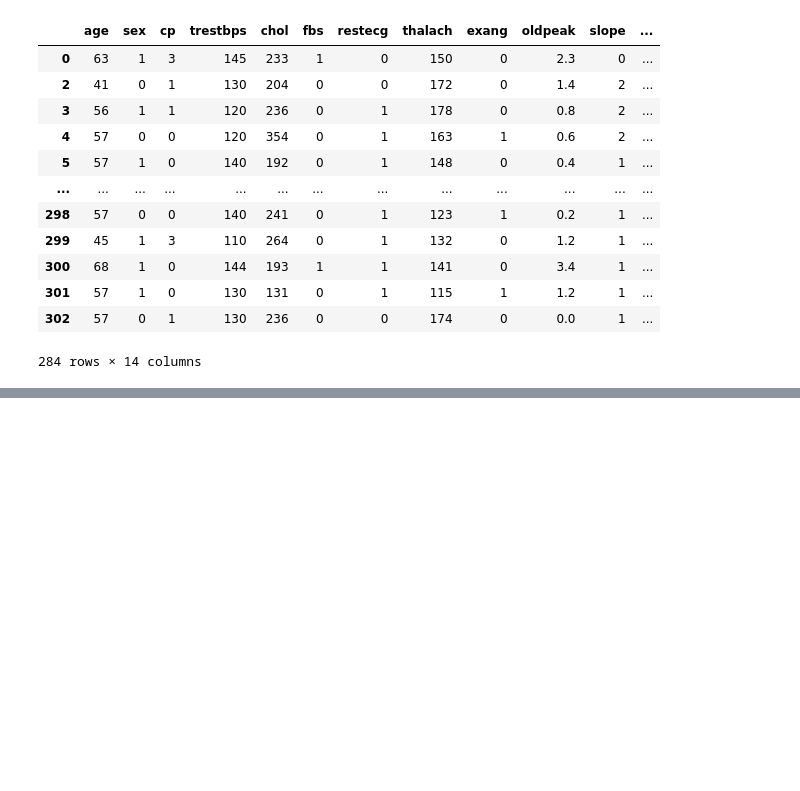
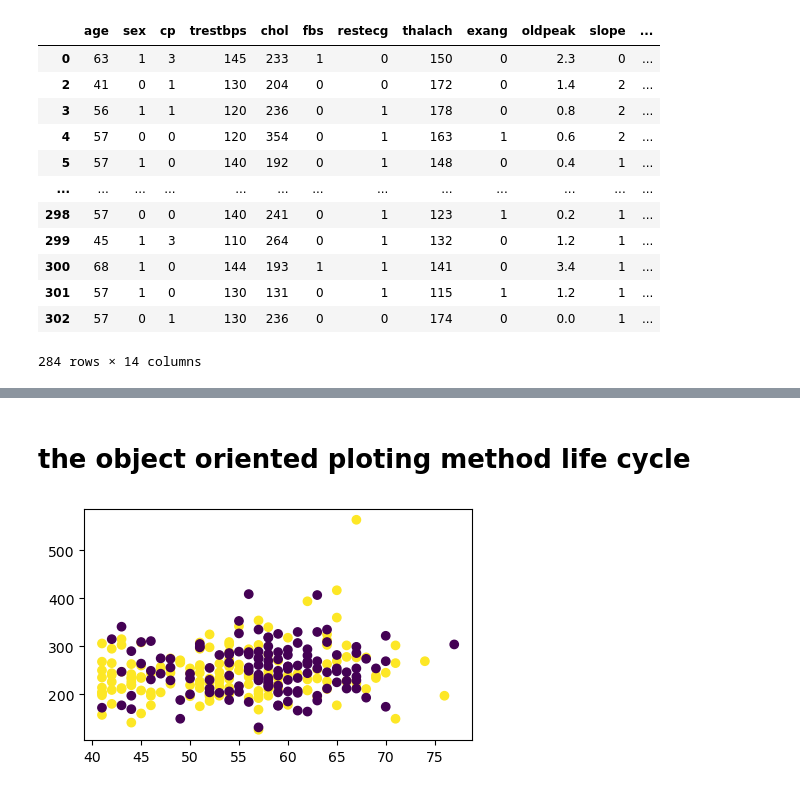
Before and after one commit to shahmeerkhan12/Machine-Learning, a Jupyter notebook: matplotlib/5_heart_disease prediction.ipynb, the cells around one changed output, grey strips where cells are left out. Drawn from its saved outputs; the diff is of its cells as text; code cells hidden in the pictures; blank space fills up the shorter version.

```diff
--- a/matplotlib/5_heart_disease prediction.ipynb
+++ b/matplotlib/5_heart_disease prediction.ipynb
@@ -51,0 +38,9 @@ heart_dataset.plot(kind='scatter',x='chol',y='age',c='target')
+# %% [markdown]
+# the object oriented ploting method life cycle
+# %%
+# plot the above 40 with
+fig, pred_prob = plt.subplots(figsize=(5,3))
+scatter_plot = pred_prob.scatter(x=above_40['age'],y=above_40['chol'],c=above_40['target'])
+scatter_plot;
+# %% [output]
+[figure, added]
```
Also changed, not shown: parts of 3 cells of this notebook.
